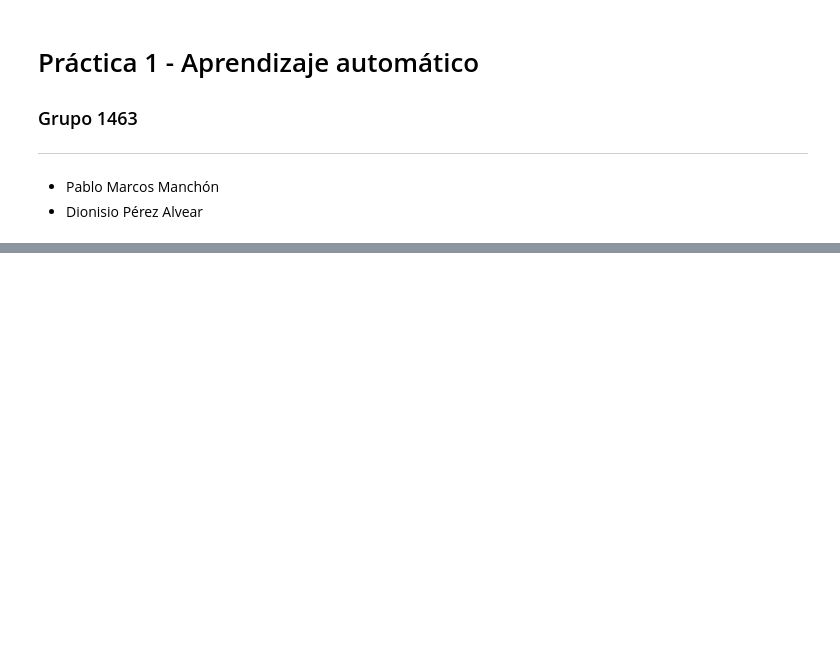
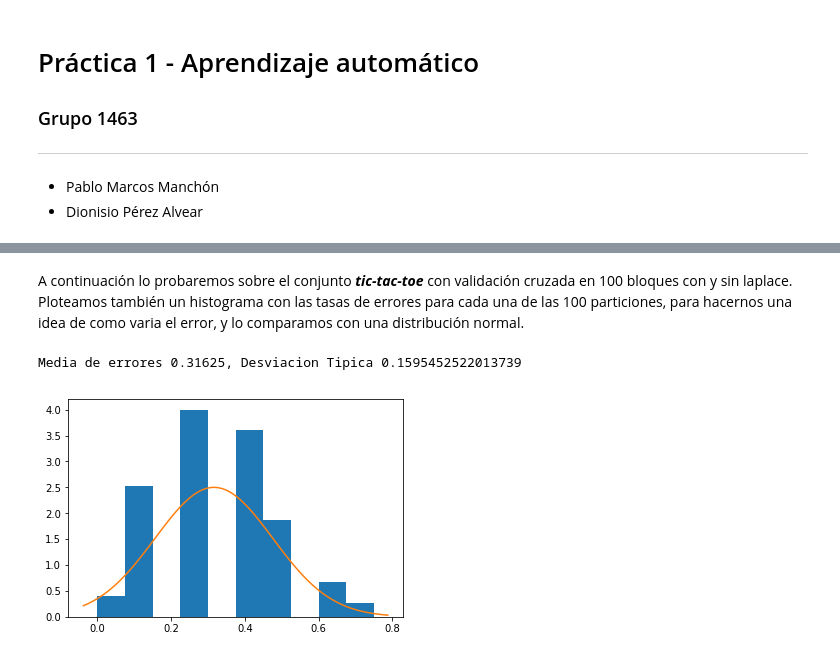
Before and after one commit to pablomm/faa, a Jupyter notebook: Practica1/Practica1.ipynb, the cells around one changed output, grey strips where cells are left out. Cells and saved outputs as stored; diff of their text form; code cells hidden in the pictures; blank space fills up the shorter version.

```diff
--- a/Practica1/Practica1.ipynb
+++ b/Practica1/Practica1.ipynb
@@ -619,0 +224,25 @@ array([0.45762712, 0.54237288])
+# %%
+class ValidacionSimple(EstrategiaParticionado):
+    """Crea particiones segun el metodo tradicional
+    de division de los datos segun el porcentaje deseado."""
+
+    def __init__(self,porcentaje=.75):
+
+        self.porcentaje = porcentaje
+        super().__init__("Validacion Simple con {}% de entrenamiento".format(100*porcentaje))
+
+
+    def creaParticiones(self, datos, seed=None):
+        np.random.seed(seed)
+
+        self.numeroParticiones = 1
+
+        # Generamos una permutacion de los indices
+        indices = np.arange(datos.nDatos)
+        np.random.shuffle(indices)
+
+        # Separamos en base al porcentaje necesario
+        l = int(datos.nDatos*self.porcentaje)
+        self.particiones = [Particion(indices[:l], indices[l:], "simple")]
+
+        return self.particiones
@@ -619,0 +745,22 @@ array([0.45762712, 0.54237288])
+# %% [markdown]
+A continuación lo probaremos sobre el conjunto ***tic-tac-toe*** con validación cruzada en 100 bloques con y sin laplace.
+Ploteamos también un histograma con las tasas de errores para cada una de las 100 particiones, para hacernos una idea de como varia el error, y lo comparamos con una distribución normal.
+# %%
+n = 100
+# Sin Laplace clasificador Naive-Bayes
+bayes = ClasificadorNaiveBayes()
+estrategia = ValidacionCruzada(n)
+
+errores = Clasificador.validacion(estrategia, dataset_tic_tac_toe, bayes)
+
+mean = np.mean(errores)
+sd = np.std(errores)
+
+plt.hist(errores, density=True)
+x = np.linspace(*plt.xlim(), 100)
+plt.plot(x, norm.pdf(x,mean, sd))
+
+print("Media de errores {}, Desviacion Tipica {}".format(mean, sd))
+# %% [output]
+Media de errores 0.31625, Desviacion Tipica 0.1595452522013739
+[figure, added]
```
Also changed, not shown: parts of 54 cells of this notebook.
